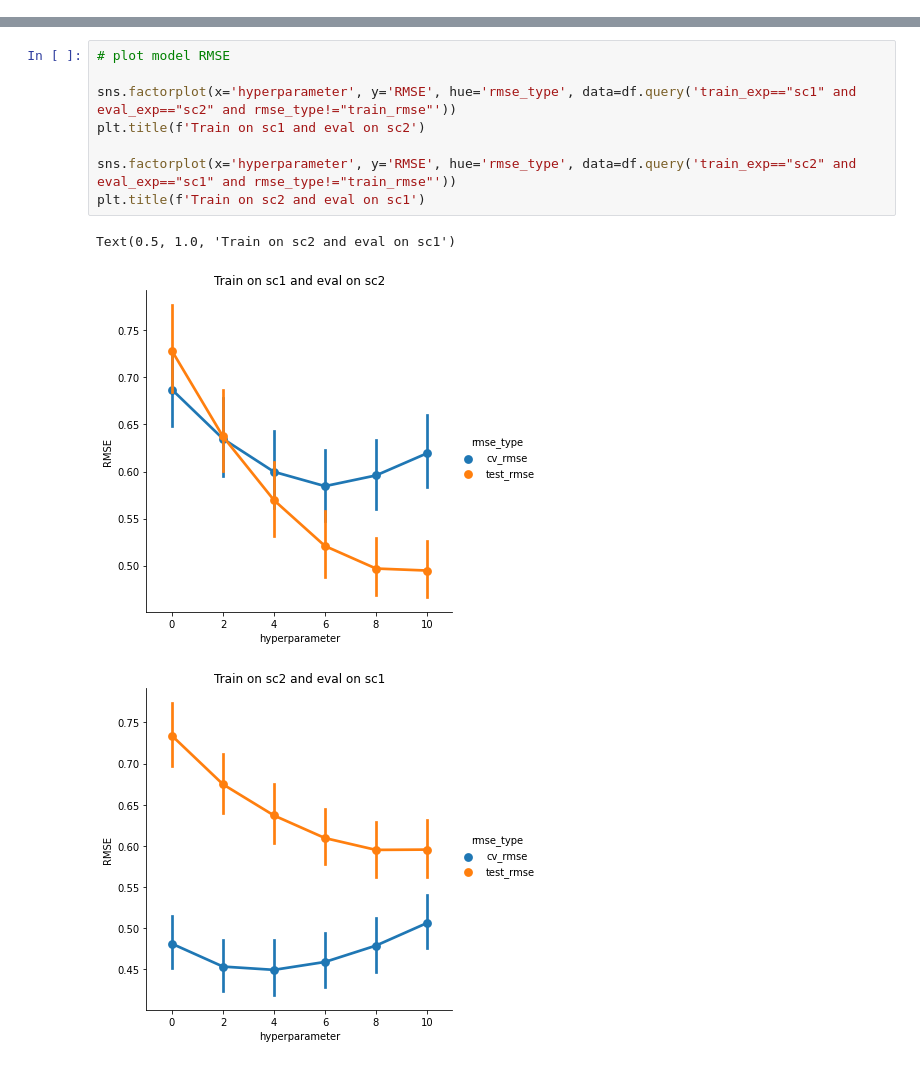
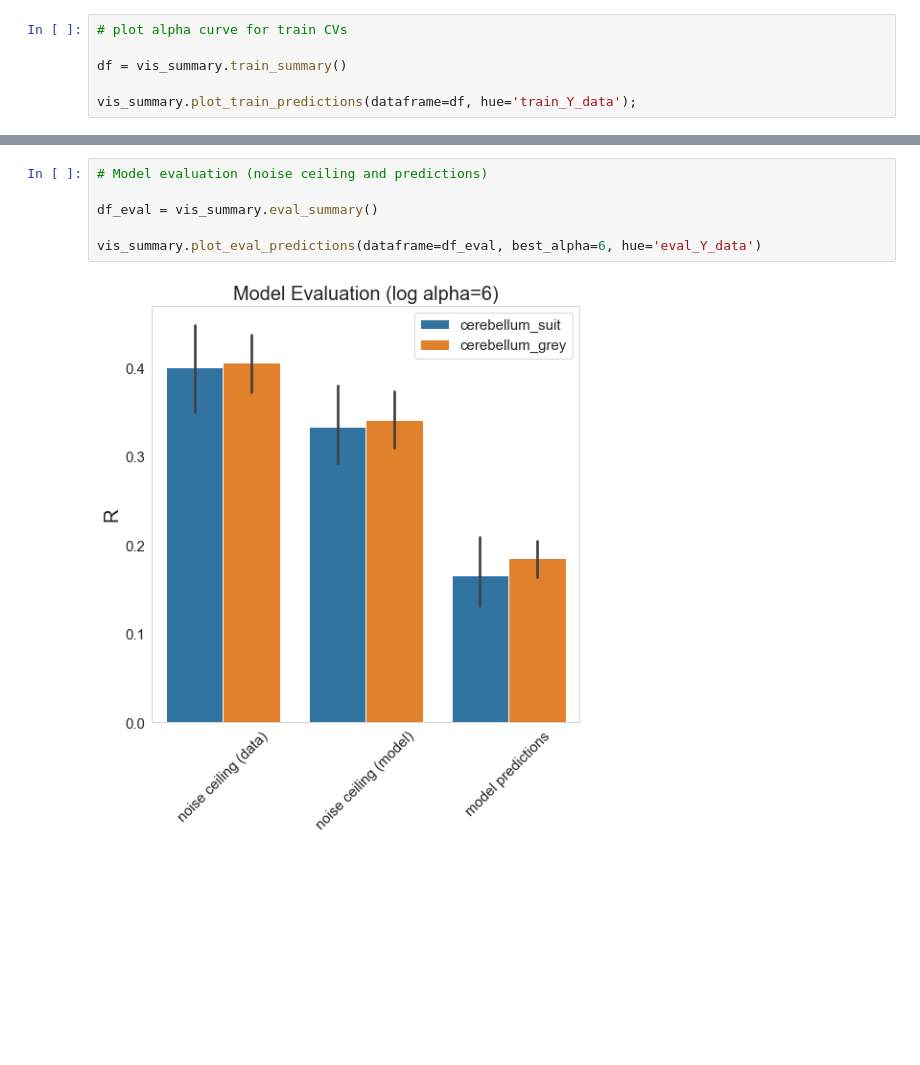
Before and after one commit to maedbhk/cerebellum_connectivity, a Jupyter notebook: notebooks/1.1-mk-run-ridge.ipynb, the cells around one changed output, grey strips where cells are left out. Saved outputs shown, nothing was run; the diff lists cells and outputs as text; blank space fills up the shorter version.

Commit message:
added visualize_summary

```diff
--- a/notebooks/1.1-mk-run-ridge.ipynb
+++ b/notebooks/1.1-mk-run-ridge.ipynb
@@ -28,0 +52,6 @@ for exp in ['sc1', 'sc2']:
+# %%
+# plot alpha curve for train CVs
+
+df = vis_summary.train_summary()
+
+vis_summary.plot_train_predictions(dataframe=df, hue='train_Y_data');
@@ -73,12 +93,8 @@ sns.factorplot(x='hyperparameter', y='RMSE', hue='rmse_type', data=df.query('rms
-# %%
-# plot model RMSE
-
-sns.factorplot(x='hyperparameter', y='RMSE', hue='rmse_type', data=df.query('train_exp=="sc1" and eval_exp=="sc2" and rmse_type!="train_rmse"'))
-plt.title(f'Train on sc1 and eval on sc2')
-
-sns.factorplot(x='hyperparameter', y='RMSE', hue='rmse_type', data=df.query('train_exp=="sc2" and eval_exp=="sc1" and rmse_type!="train_rmse"'))
-plt.title(f'Train on sc2 and eval on sc1')
-# %% [output]
-Text(0.5, 1.0, 'Train on sc2 and eval on sc1')
-[figure, removed]
-[figure, removed]
+# %%
+# Model evaluation (noise ceiling and predictions)
+
+df_eval = vis_summary.eval_summary()
+
+vis_summary.plot_eval_predictions(dataframe=df_eval, best_alpha=6, hue='eval_Y_data')
+# %% [output]
+[figure, added]
```
Also changed, not shown: parts of 8 cells of this notebook, 6 other files.
